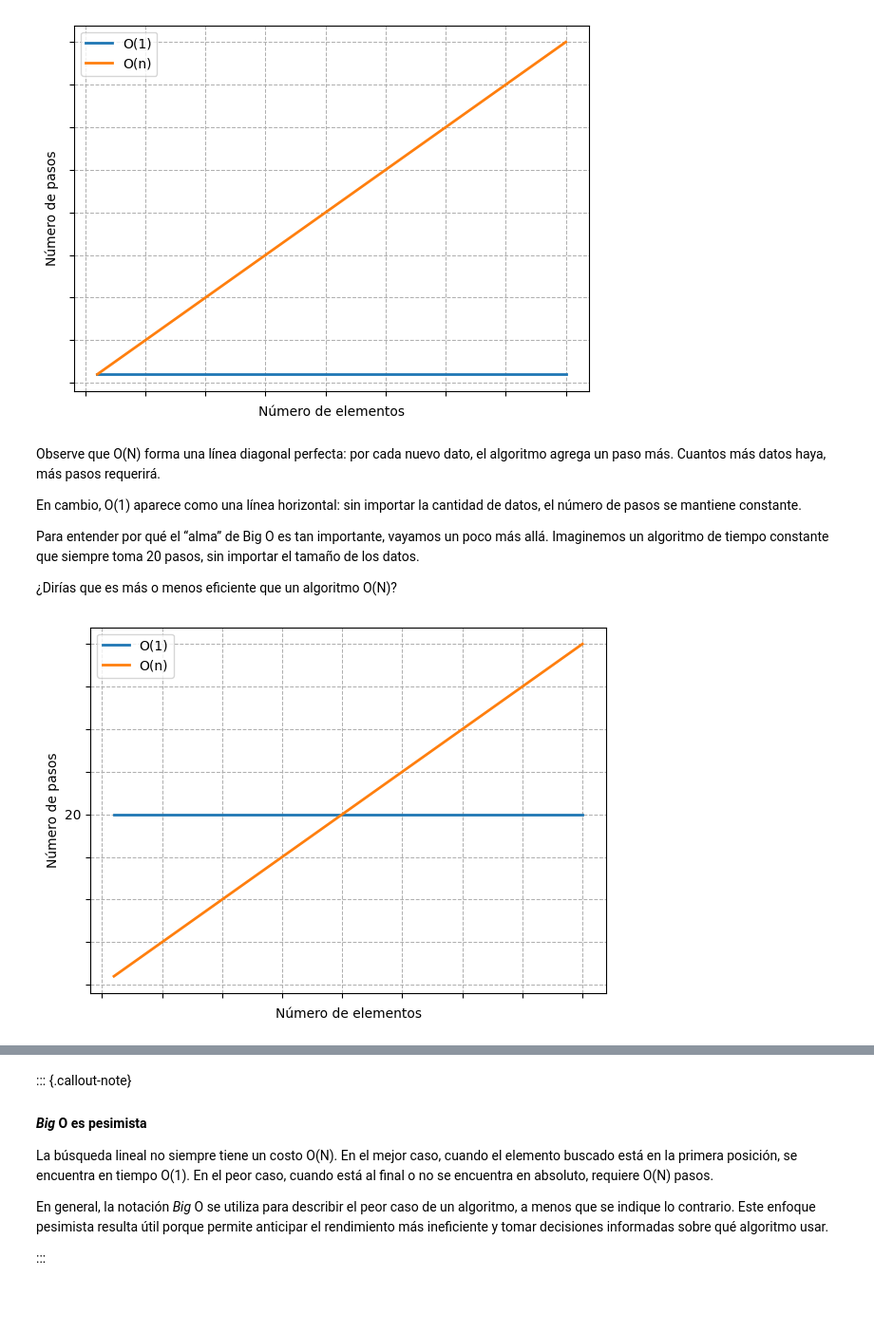
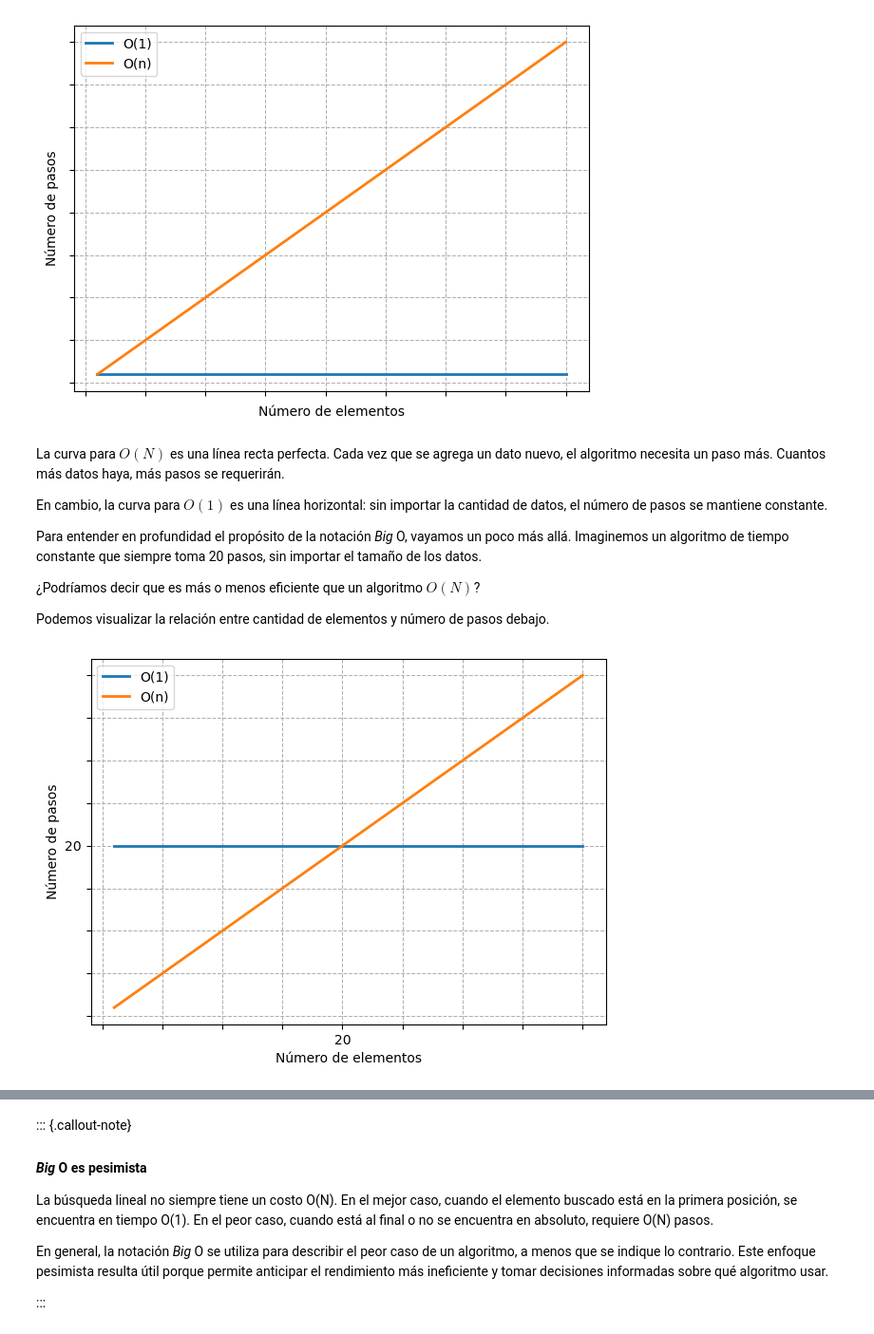
Before and after one commit to ee-unr/programacion-2, a Jupyter notebook: teoria/04_estructuras_y_algoritmos/01_por_que_importan.ipynb, the cells around one changed output, grey strips where cells are left out. Shown at 95% size. Saved outputs shown, nothing was run; the diff lists cells and outputs as text; code cells hidden in the pictures; blank space fills up the shorter version.

```diff
--- a/teoria/04_estructuras_y_algoritmos/01_por_que_importan.ipynb
+++ b/teoria/04_estructuras_y_algoritmos/01_por_que_importan.ipynb
@@ -745,33 +749,36 @@ ax.grid(True, linestyle="--", lw=0.75);
 # %% [output]
 [figure]
 # %% [markdown]
-Observe que O(N) forma una línea diagonal perfecta: por cada nuevo dato, el algoritmo agrega un paso más. Cuantos más datos haya, más pasos requerirá.
+La curva para $O(N)$ es una línea recta perfecta. Cada vez que se agrega un dato nuevo, el algoritmo necesita un paso más. Cuantos más datos haya, más pasos se requerirán.
 
-En cambio, O(1) aparece como una línea horizontal: sin importar la cantidad de datos, el número de pasos se mantiene constante.
+En cambio, la curva para $O(1)$ es una línea horizontal: sin importar la cantidad de datos, el número de pasos se mantiene constante.
 
-Para entender por qué el “alma” de Big O es tan importante, vayamos un poco más allá.
+Para entender en profundidad el propósito de la notación _Big_ O, vayamos un poco más allá.
 Imaginemos un algoritmo de tiempo constante que siempre toma 20 pasos, sin importar el tamaño de los datos.
 
-¿Dirías que es más o menos eficiente que un algoritmo O(N)?
+¿Podríamos decir que es más o menos eficiente que un algoritmo $O(N)$?
+
+Podemos visualizar la relación entre cantidad de elementos y número de pasos debajo.
 # %%
 #| echo: false
 n = np.arange(40) + 1
 o_1 = np.repeat(20, 40)
 o_n = n
 
 fig, ax = plt.subplots(figsize=(7, 5))
 ax.plot(n, o_1, color="C0", linewidth=2, label="O(1)")
 ax.plot(n, o_n, color="C1", linewidth=2, label="O(n)")
 
 ax.set(
     xlabel="Número de elementos",
     ylabel="Número de pasos",
-    xticklabels=[],
     yticks=[0, 5, 10, 15, 20, 25, 30, 35, 40],
-    yticklabels=[None, None, None, None, 20, None, None, None, None]
+    xticks=[0, 5, 10, 15, 20, 25, 30, 35, 40],
+    yticklabels=[None, None, None, None, 20, None, None, None, None],
+    xticklabels=[None, None, None, None, 20, None, None, None, None],
 )
 ax.legend()
 ax.grid(True, linestyle="--", lw=0.75);
 # %% [output]
-[figure, old version]
+[figure, new version]
 # %% [markdown]
```
Also changed, not shown: parts of 38 cells of this notebook.
